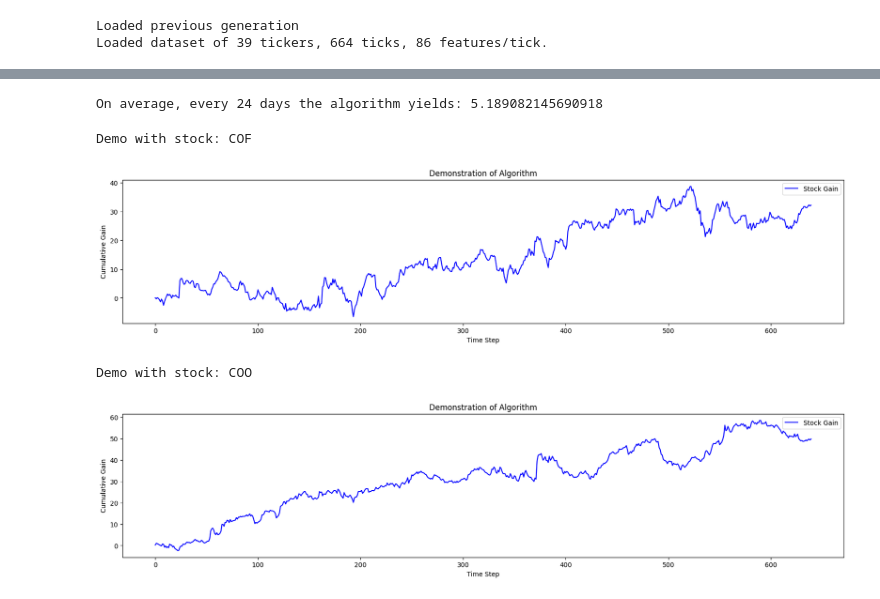
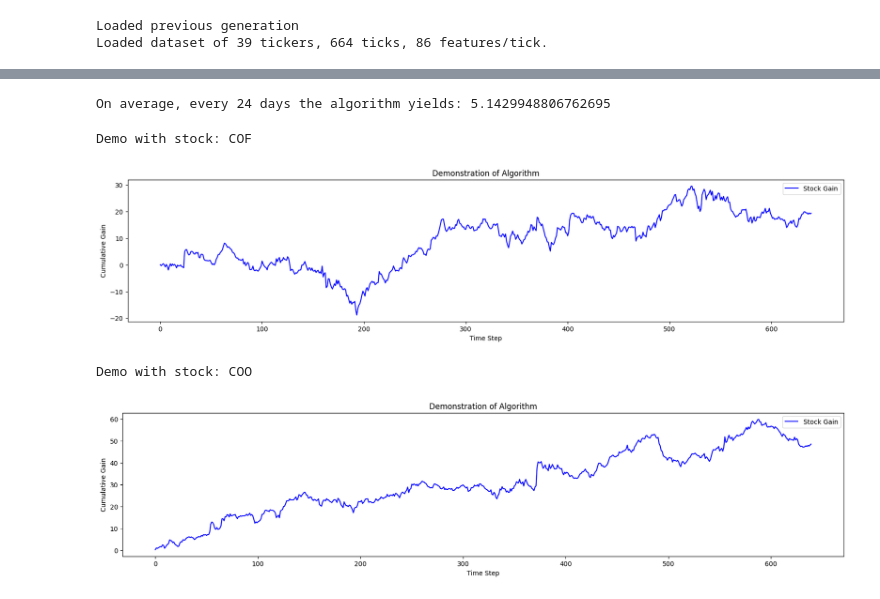
Before and after one commit to JackBosco/TFJ-DRL-update1, a Jupyter notebook: notebooks/full_model_demo.ipynb, the cells around one changed output, grey strips where cells are left out. Cells and saved outputs as stored; diff of their text form; code cells hidden in the pictures.

```diff
--- a/notebooks/full_model_demo.ipynb
+++ b/notebooks/full_model_demo.ipynb
@@ -221,7 +221,7 @@ def test(net: torch.nn.Module, test_iter, device: torch.device, epoch, name):
 # %%
 def demo(net: torch.nn.Module, demo_iter, device: torch.device, epoch, name):
     net.eval()
-    net.load_state_dict(torch.load(os.path.join('../model_weights', f'{name}-epoch-{epoch}.pth')))
+    net.load_state_dict(torch.load(os.path.join('./model_weights', f'{name}-epoch-{epoch}.pth')))
     net.to(device)
     reward=np.array([])
     with torch.no_grad():
@@ -296,17 +296,17 @@ Epoch 13, training loss: 0.15, val utility: 2.82
 # %%
-avgReturn=test(net, test_iter, device, 8, 'DLRL')
+avgReturn=test(net, test_iter, device, 14, 'DLRL_full_model')
 print(f'On average, every 24 days the algorithm yields: {avgReturn}' )
 # %% [output]
-On average, every 24 days the algorithm yields: 5.189082145690918
+On average, every 24 days the algorithm yields: 5.1429948806762695
 # %%
 demo_iter=DataIterGen([1],[], stockList1,full_list, demo=True)
-demo(net, demo_iter , device, 9, 'DLRL')
+demo(net, demo_iter , device, 14, 'DLRL_full_model')
 # %% [output]
 Demo with stock: COF
-[figure, old version]
+[figure, new version]
 # %%
 demo_iter=DataIterGen([0],[], stockList1,full_list, demo=True)
-demo(net, demo_iter , device, 8, 'DLRL')
+demo(net, demo_iter , device, 14, 'DLRL_full_model')
 # %% [output]
 Demo with stock: COO
-[figure, old version]
+[figure, new version]
```
Also changed, not shown: parts of 4 cells of this notebook, 3 other files.
